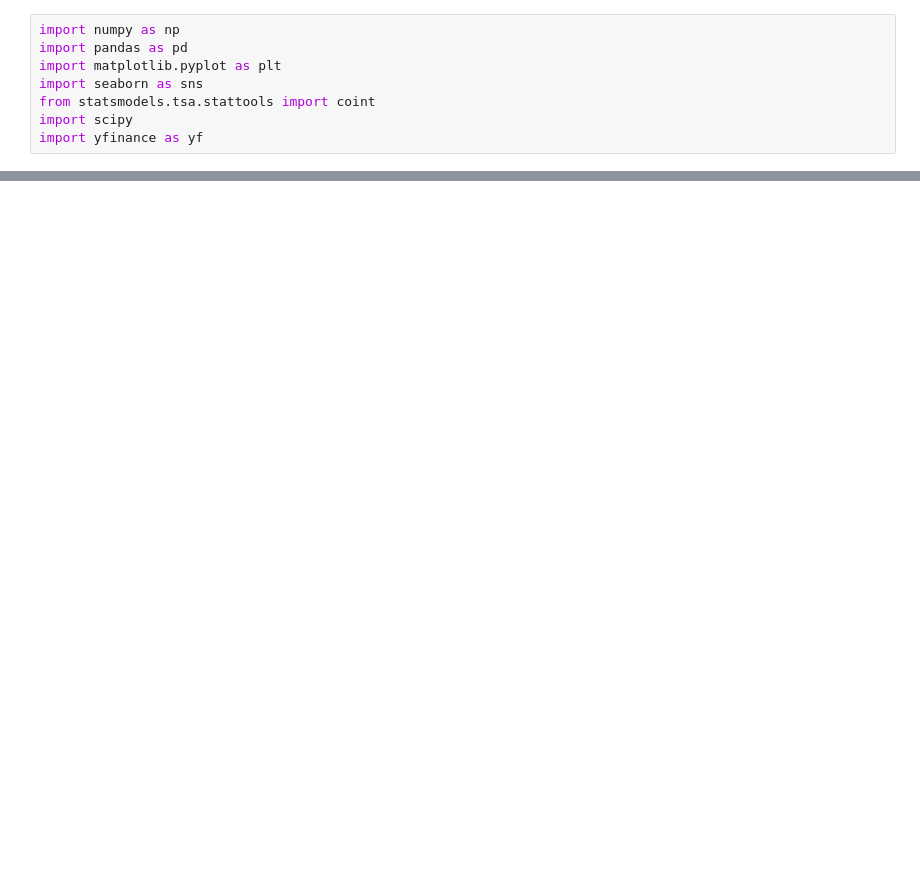
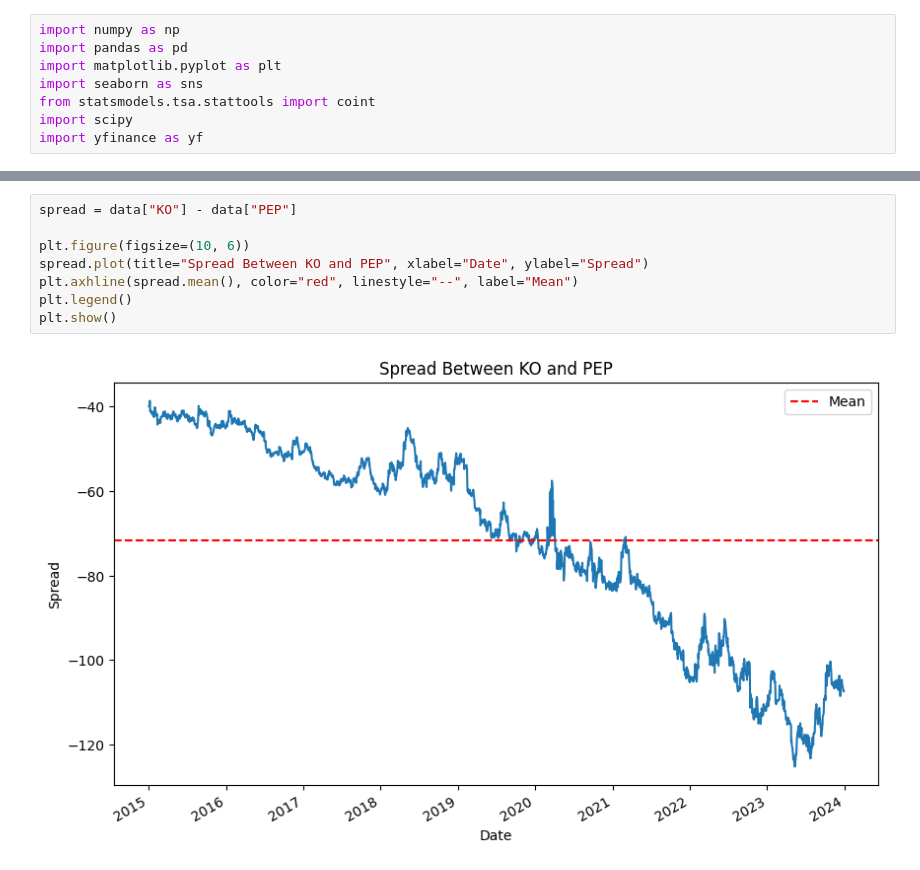
Before and after one commit to luca-benedetti/long_short_strategy, a Jupyter notebook: notebooks/exploration1.ipynb, the cells around one changed output, grey strips where cells are left out. Saved outputs shown, nothing was run; the diff lists cells and outputs as text; blank space fills up the shorter version.

```diff
--- a/notebooks/exploration1.ipynb
+++ b/notebooks/exploration1.ipynb
@@ -45,0 +63,10 @@ Date
+# %%
+spread = data["KO"] - data["PEP"]
+
+plt.figure(figsize=(10, 6))
+spread.plot(title="Spread Between KO and PEP", xlabel="Date", ylabel="Spread")
+plt.axhline(spread.mean(), color="red", linestyle="--", label="Mean")
+plt.legend()
+plt.show()
+# %% [output]
+[figure, added]
```
Also changed, not shown: parts of 7 cells of this notebook.
